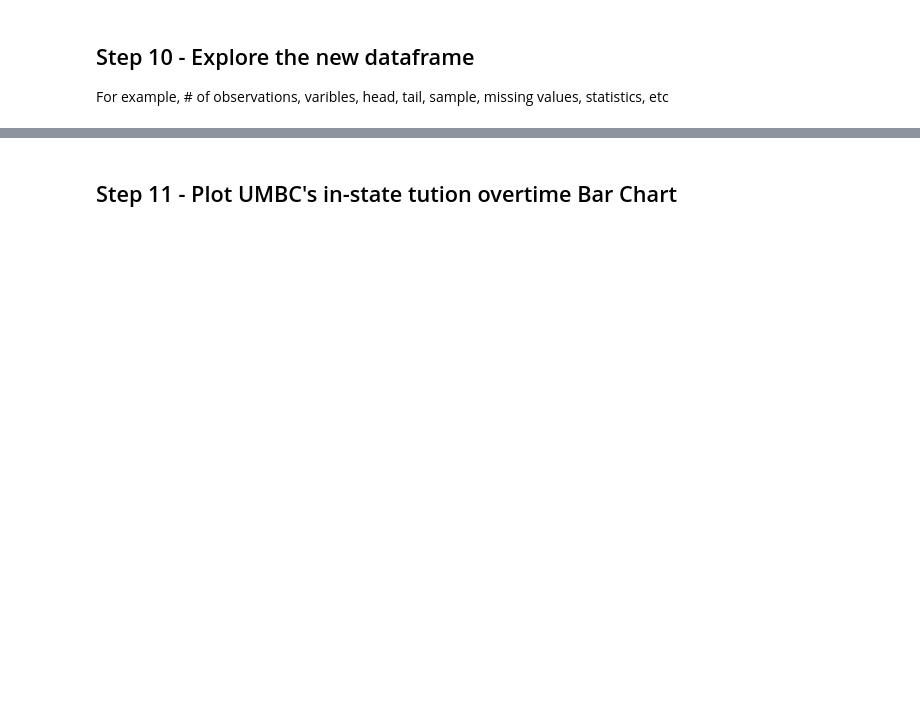
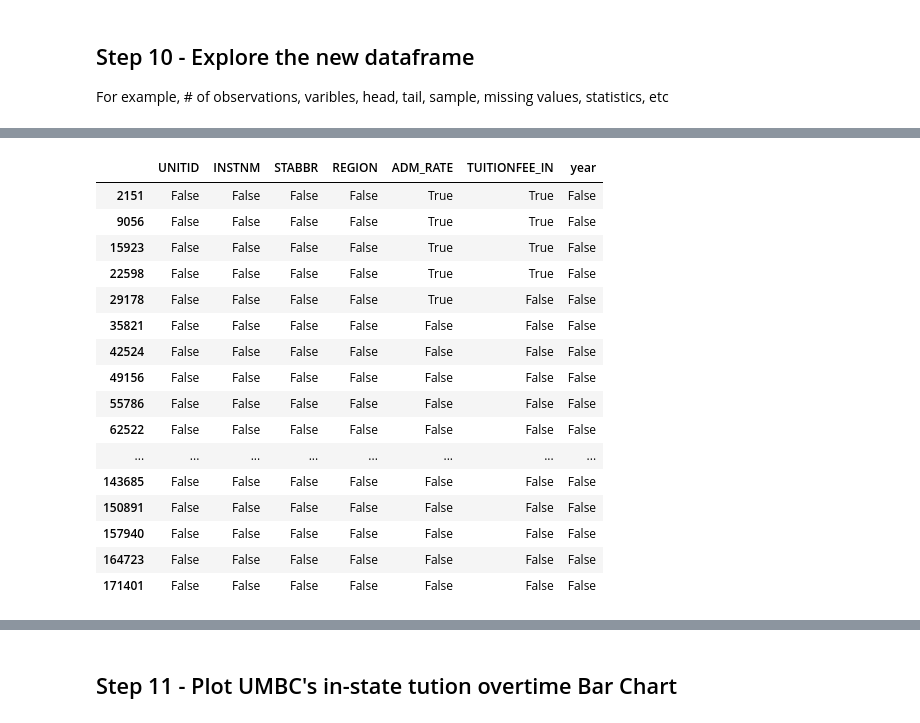
Before and after one commit to vunnampragathi/690-stats-and-visu, a Jupyter notebook: assignments_06/assignment_06.ipynb, the cells around one changed output, grey strips where cells are left out. Cells and saved outputs as stored; diff of their text form; code cells hidden in the pictures; blank space fills up the shorter version.

```diff
--- a/assignments_06/assignment_06.ipynb
+++ b/assignments_06/assignment_06.ipynb
@@ -144,0 +378,20 @@ For example, # of observations, varibles, head, tail, sample, missing values, st
+# %%
+df1.isnull()
+# %% [output]
+|  | UNITID | INSTNM | STABBR | REGION | ADM_RATE | TUITIONFEE_IN | year |
+| 2151 | False | False | False | False | True | True | False |
+| 9056 | False | False | False | False | True | True | False |
+| 15923 | False | False | False | False | True | True | False |
+| 22598 | False | False | False | False | True | True | False |
+| 29178 | False | False | False | False | True | False | False |
+| 35821 | False | False | False | False | False | False | False |
+| 42524 | False | False | False | False | False | False | False |
+| 49156 | False | False | False | False | False | False | False |
+| 55786 | False | False | False | False | False | False | False |
+| 62522 | False | False | False | False | False | False | False |
+| ... | ... | ... | ... | ... | ... | ... | ... |
+| 143685 | False | False | False | False | False | False | False |
+| 150891 | False | False | False | False | False | False | False |
+| 157940 | False | False | False | False | False | False | False |
+| 164723 | False | False | False | False | False | False | False |
+| 171401 | False | False | False | False | False | False | False |
```
Also changed, not shown: parts of 40 cells of this notebook.
